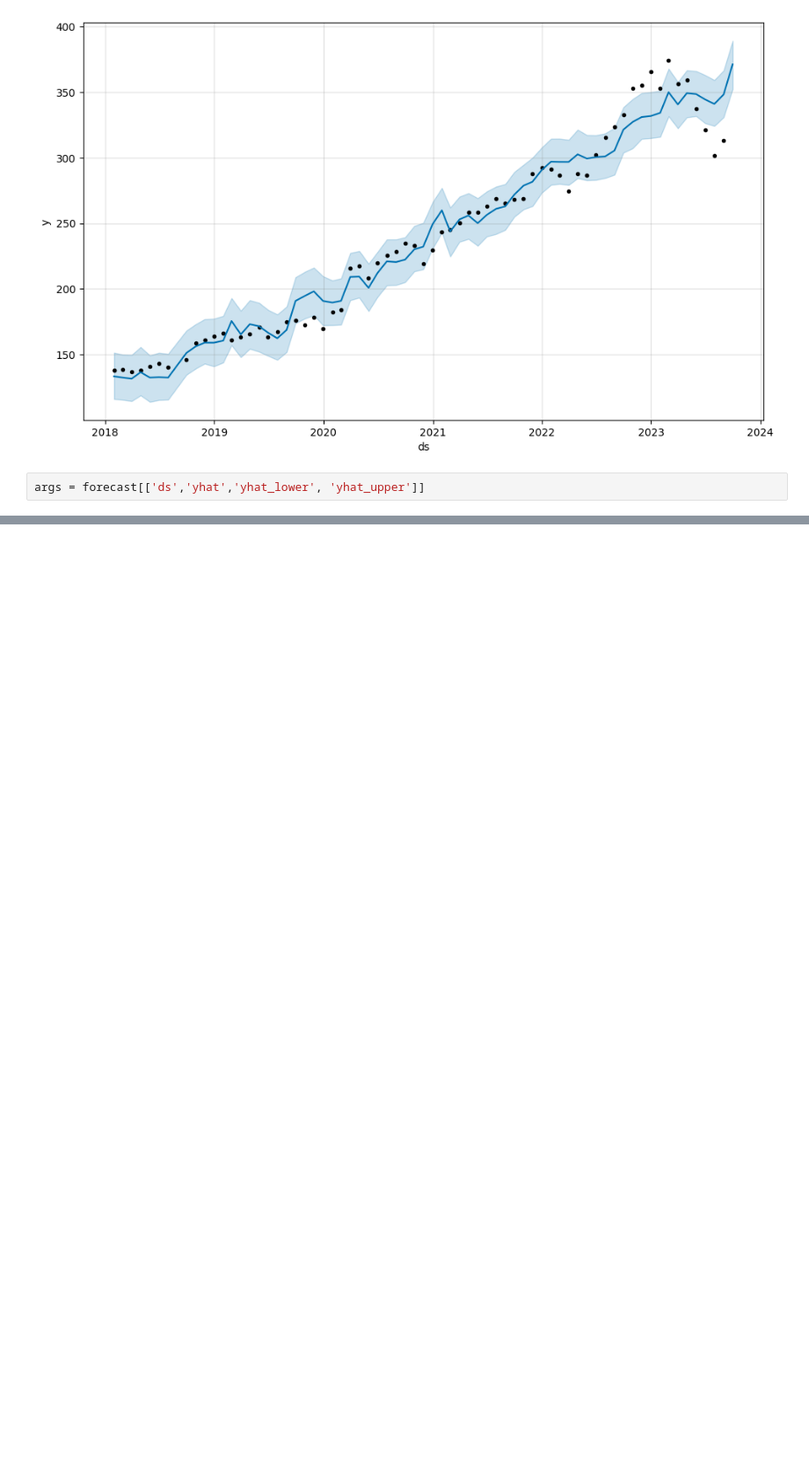
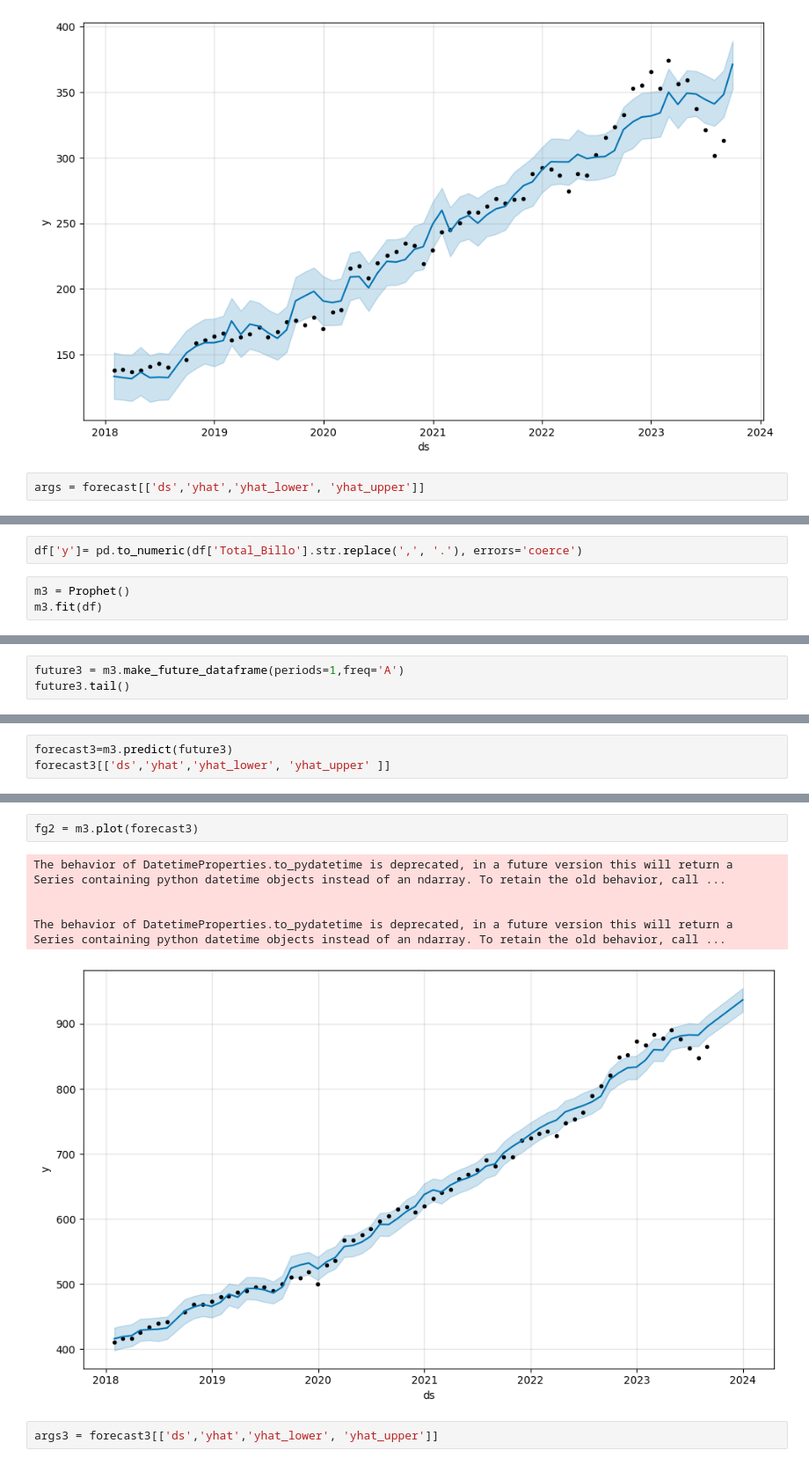
Before and after one commit to leowader/api-monitoreo-financiero, a Jupyter notebook: src/data/prediccionesDeuda.ipynb, the cells around one changed output, grey strips where cells are left out. Shown at 88% size. Saved outputs shown, nothing was run; the diff lists cells and outputs as text; blank space fills up the shorter version.

```diff
--- a/src/data/prediccionesDeuda.ipynb
+++ b/src/data/prediccionesDeuda.ipynb
@@ -128,0 +157,5 @@ m.plot(forecast2)
+# %%
+df['y']= pd.to_numeric(df['Total_Billo'].str.replace(',', '.'), errors='coerce')
+# %%
+m3 = Prophet()
+m3.fit(df)
@@ -128,0 +166,3 @@ m.plot(forecast2)
+# %%
+future3 = m3.make_future_dataframe(periods=1,freq='A')
+future3.tail()
@@ -128,0 +176,3 @@ m.plot(forecast2)
+# %%
+forecast3=m3.predict(future3)
+forecast3[['ds','yhat','yhat_lower', 'yhat_upper' ]]
@@ -128,0 +193,10 @@ m.plot(forecast2)
+# %%
+fg2 = m3.plot(forecast3)
+# %% [output]
+The behavior of DatetimeProperties.to_pydatetime is deprecated, in a future version this will return a Series containing python datetime objects instead of an ndarray. To retain the old behavior, call ...
+
+
+The behavior of DatetimeProperties.to_pydatetime is deprecated, in a future version this will return a Series containing python datetime objects instead of an ndarray. To retain the old behavior, call ...
+[figure, added]
+# %%
+args3 = forecast3[['ds','yhat','yhat_lower', 'yhat_upper']]
```
Also changed, not shown: parts of 13 cells of this notebook.
